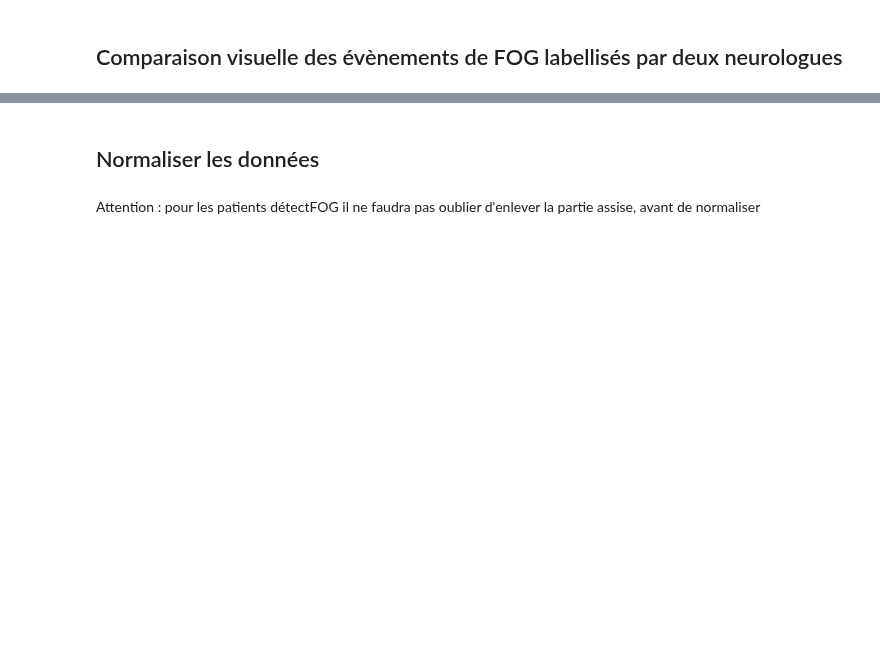
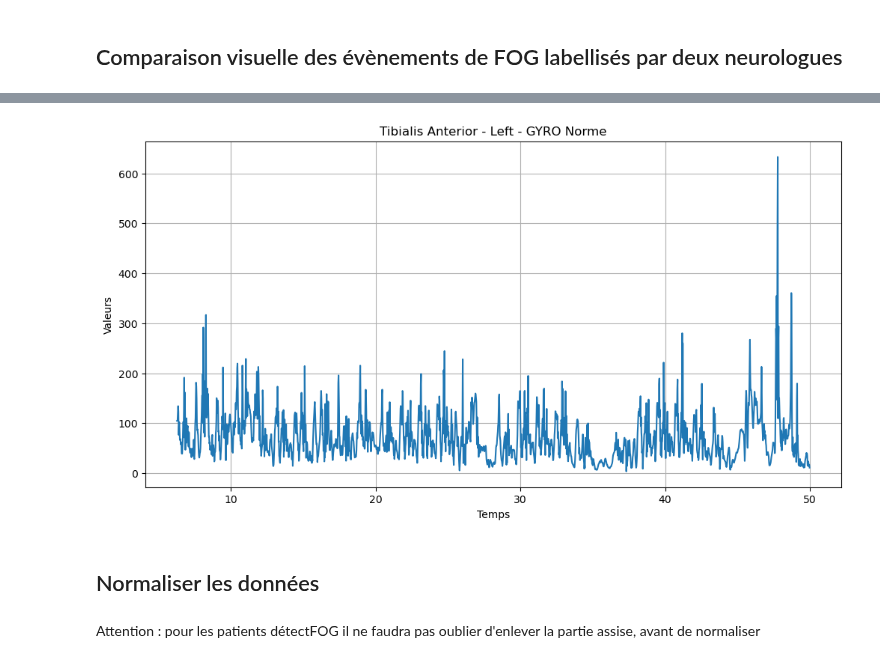
Before and after one commit to Anthoplc/Detect-FOG, a Jupyter notebook: code/Preprocessing.ipynb, the cells around one changed output, grey strips where cells are left out. Saved outputs shown, nothing was run; the diff lists cells and outputs as text; code cells hidden in the pictures; blank space fills up the shorter version.

```diff
--- a/code/Preprocessing.ipynb
+++ b/code/Preprocessing.ipynb
@@ -364,3 +378,35 @@ plot_comparison_with_events(temps_16, Norme_GYRO_tibia_16, "Anthony", FOG_overla
+# %%
+def plot_inertial_data(data, muscle, side, sensor_type, axis, norme, temps):
+    """
+    Plot inertial data from a patient.
+
+    Parameters:
+        data (dict): Dictionary containing the patient's inertial data.
+        sensor_type (str): Type of sensor data (e.g., "GYRO" or "ACC").
+        muscle (str): Muscle name (e.g., "Tibialis Anterior").
+        side (str): Side of the patient (e.g., "Left" or "Right").
+        axis (str): Axis of the sensor data (e.g., "x", "y", or "z").
+        norme (bool): Whether to plot the norme data or not.
+        temps (list): List of time values.
+    """
+    if norme:
+        data_to_plot = data[muscle][side][sensor_type]["norme"]
+        title = f"{muscle} - {side} - {sensor_type} Norme"
+    else:
+        data_to_plot = data[muscle][side][sensor_type][axis]
+        title = f"{muscle} - {side} - {sensor_type} - {axis}"
+
+    plt.figure(figsize=(12, 6))
+    plt.plot(temps, data_to_plot)
+    plt.title(title)
+    plt.xlabel("Temps")
+    plt.ylabel("Valeurs")
+    plt.grid(True)
+    plt.show()
+# %%
+plot_inertial_data(donnees_patient_16, "Tibialis Anterior", "Left","GYRO", "norme", True, donnees_patient_16["metadata"]["Temps"])
+# %% [output]
+[figure, added]
 # %% [markdown]
 ## Normaliser les données
 # %% [markdown]
```
Also changed, not shown: parts of 11 cells of this notebook.
